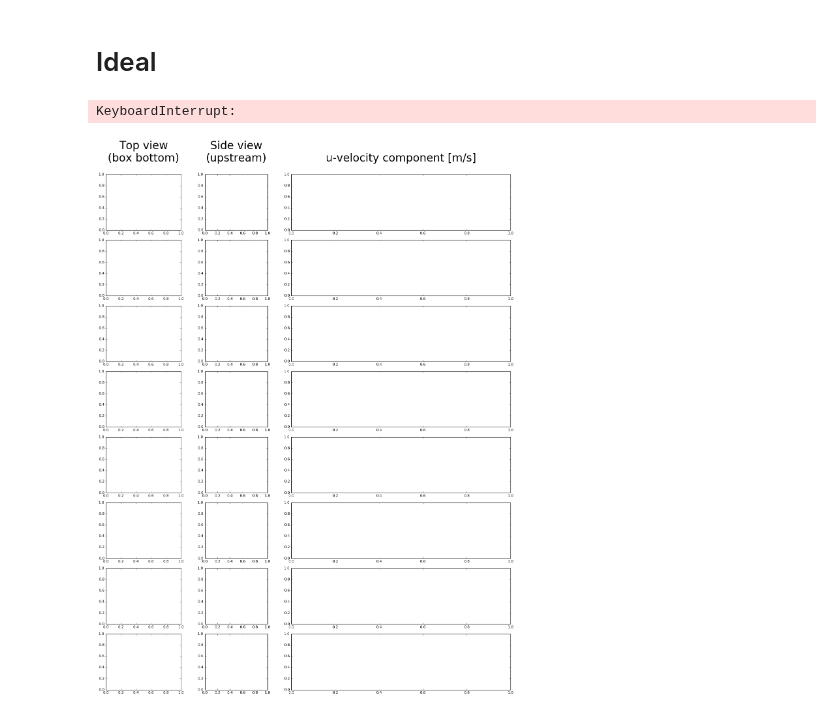
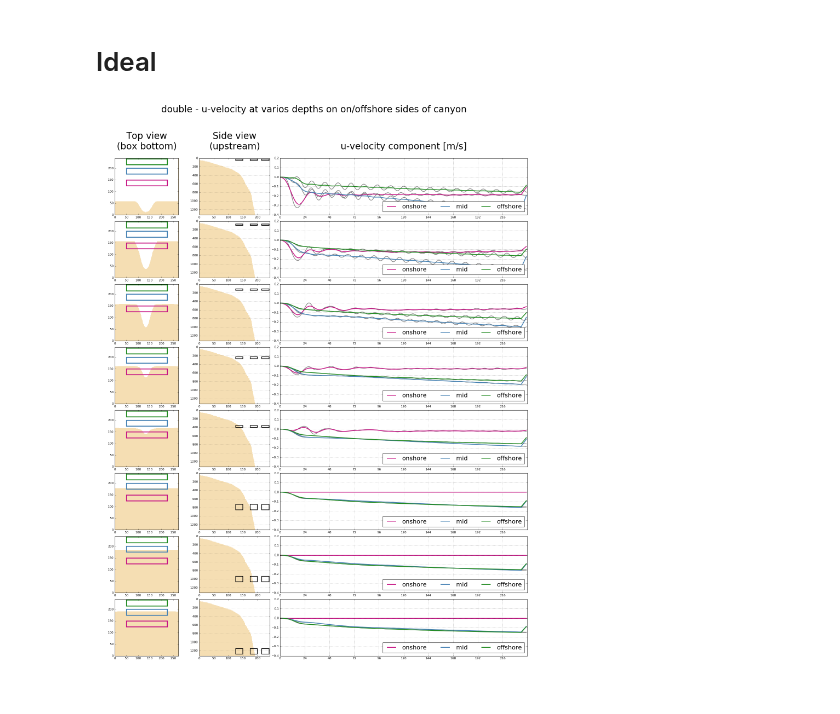
Before and after one commit to UBC-MOAD/analysis_mackenzie_canyon, a Jupyter notebook: notebooks/general_circulation/onoffshore_velocities_series_child.ipynb, the cells around one changed output. Cells and saved outputs as stored; diff of their text form; code cells hidden in the pictures.

Commit message:
changes to dicts based on updownstream ipynb

```diff
--- a/notebooks/general_circulation/onoffshore_velocities_series_child.ipynb
+++ b/notebooks/general_circulation/onoffshore_velocities_series_child.ipynb
@@ -93,7 +93,7 @@ def plot_velocity_boxes(dirname, dicts, case):
             avgU_absolute_smoothed = general_functions.smooth(avgU_absolute[:], 12)
             ax3.plot(avgU_absolute[:], c='dimgray', lw=2, alpha=0.8)
             ax3.plot(avgU_absolute_smoothed, c=c, lw=2.5, label=lab)
-            ax3.set_ylim([-0.6, 0.3])
+            ax3.set_ylim([-0.4, 0.2])
             ax3.set_xlim([0, 10*24])
             ax3.xaxis.set_ticks(np.arange(0, 10*24, 24))
             ax3.legend(ncol=3, loc=4, fontsize=20)
@@ -117,15 +117,15 @@ dict_2 = {'x_start':x_start, 'x_end':x_end, 'y_starts':y_starts, 'y_ends':y_ends
 
 dict_3 = {'x_start':x_start, 'x_end':x_end, 'y_starts':y_starts, 'y_ends':y_ends, 'dep_start':12, 'dep_end':16}
 
-dict_4 = {'x_start':x_start, 'x_end':x_end, 'y_starts':y_starts, 'y_ends':y_ends, 'dep_start':20, 'dep_end':25}
+dict_4 = {'x_start':x_start, 'x_end':x_end, 'y_starts':y_starts, 'y_ends':y_ends, 'dep_start':25, 'dep_end':30}
 
-dict_5 = {'x_start':x_start, 'x_end':x_end, 'y_starts':y_starts, 'y_ends':y_ends, 'dep_start':30, 'dep_end':35}
+dict_5 = {'x_start':x_start, 'x_end':x_end, 'y_starts':y_starts, 'y_ends':y_ends, 'dep_start':40, 'dep_end':45}
 
-dict_6 = {'x_start':x_start, 'x_end':x_end, 'y_starts':y_starts, 'y_ends':y_ends, 'dep_start':40, 'dep_end':45}
+dict_6 = {'x_start':x_start, 'x_end':x_end, 'y_starts':y_starts, 'y_ends':y_ends, 'dep_start':65, 'dep_end':68}
 
-dict_7 = {'x_start':x_start, 'x_end':x_end, 'y_starts':y_starts, 'y_ends':y_ends, 'dep_start':50, 'dep_end':55}
+dict_7 = {'x_start':x_start, 'x_end':x_end, 'y_starts':y_starts, 'y_ends':y_ends, 'dep_start':70, 'dep_end':73}
 
-dict_8 = {'x_start':x_start, 'x_end':x_end, 'y_starts':y_starts, 'y_ends':y_ends, 'dep_start':65, 'dep_end':68}
+dict_8 = {'x_start':x_start, 'x_end':x_end, 'y_starts':y_starts, 'y_ends':y_ends, 'dep_start':75, 'dep_end':78}
 
 dicts = [dict_1, dict_2, dict_3, dict_4, dict_5, dict_6, dict_7, dict_8]
 # %% [markdown]
@@ -133,10 +133,9 @@ dicts = [dict_1, dict_2, dict_3, dict_4, dict_5, dict_6, dict_7, dict_8]
 # %%
 flag = 'ideal'
 # %%
-case = 'base'
+case = 'double'
 dirname='/ocean/imachuca/Canyons/results_mackenzie/extended_domain/ideal_'+case+'/'
 fig = plot_velocity_boxes(dirname, dicts, case)
 #fig.savefig('../writing_images/onoffshore_uvel_'+case+'_'+flag+'.png', dpi=100, bbox_inches='tight')
 # %% [output]
-KeyboardInterrupt:
-[figure, old version]
+[figure, new version]
```
